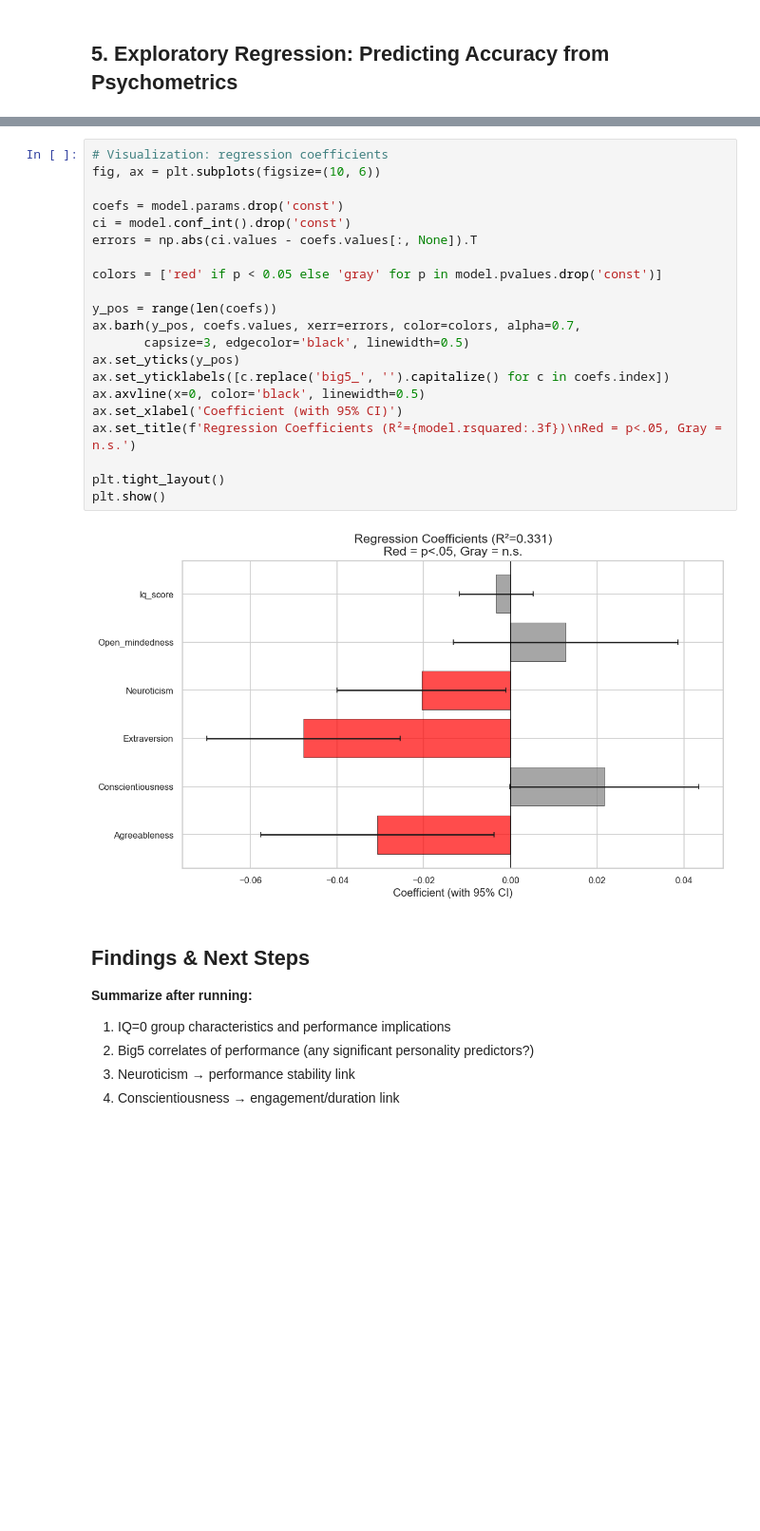
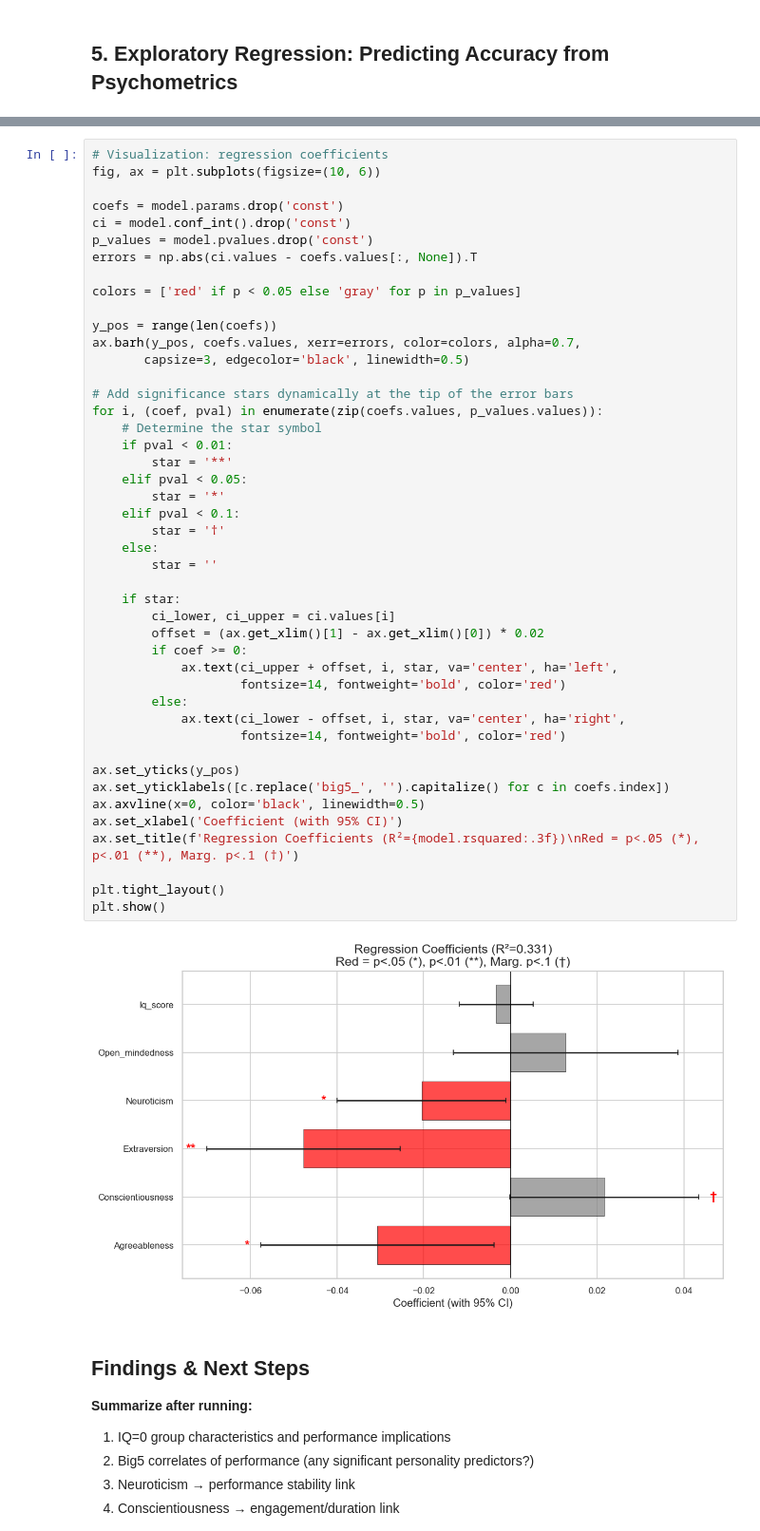
Before and after one commit to Rewoltor/PerCoTate, a Jupyter notebook: public/scripts/dataAnalysis/NB4_psychometrics.ipynb, the cells around one changed output, grey strips where cells are left out. Shown at 95% size. Cells and saved outputs as stored; diff of their text form; blank space fills up the shorter version.

```diff
--- a/public/scripts/dataAnalysis/NB4_psychometrics.ipynb
+++ b/public/scripts/dataAnalysis/NB4_psychometrics.ipynb
@@ -422,26 +437,50 @@ n = 58
 # %%
 # Visualization: regression coefficients
 fig, ax = plt.subplots(figsize=(10, 6))
 
 coefs = model.params.drop('const')
 ci = model.conf_int().drop('const')
+p_values = model.pvalues.drop('const')
 errors = np.abs(ci.values - coefs.values[:, None]).T
 
-colors = ['red' if p < 0.05 else 'gray' for p in model.pvalues.drop('const')]
+colors = ['red' if p < 0.05 else 'gray' for p in p_values]
 
 y_pos = range(len(coefs))
 ax.barh(y_pos, coefs.values, xerr=errors, color=colors, alpha=0.7,
        capsize=3, edgecolor='black', linewidth=0.5)
+
+# Add significance stars dynamically at the tip of the error bars
+for i, (coef, pval) in enumerate(zip(coefs.values, p_values.values)):
+    # Determine the star symbol
+    if pval < 0.01:
+        star = '**'
+    elif pval < 0.05:
+        star = '*'
+    elif pval < 0.1:
+        star = '†'
+    else:
+        star = ''
+
+    if star:
+        ci_lower, ci_upper = ci.values[i]
+        offset = (ax.get_xlim()[1] - ax.get_xlim()[0]) * 0.02
+        if coef >= 0:
+            ax.text(ci_upper + offset, i, star, va='center', ha='left',
+                    fontsize=14, fontweight='bold', color='red')
+        else:
+            ax.text(ci_lower - offset, i, star, va='center', ha='right',
+                    fontsize=14, fontweight='bold', color='red')
+
 ax.set_yticks(y_pos)
 ax.set_yticklabels([c.replace('big5_', '').capitalize() for c in coefs.index])
 ax.axvline(x=0, color='black', linewidth=0.5)
 ax.set_xlabel('Coefficient (with 95% CI)')
-ax.set_title(f'Regression Coefficients (R²={model.rsquared:.3f})\nRed = p<.05, Gray = n.s.')
+ax.set_title(f'Regression Coefficients (R²={model.rsquared:.3f})\nRed = p<.05 (*), p<.01 (**), Marg. p<.1 (†)')
 
 plt.tight_layout()
 plt.show()
 # %% [output]
-[figure, old version]
+[figure, new version]
 # %% [markdown]
 ## Findings & Next Steps
 
```
Also changed, not shown: parts of 1 cell of this notebook, 8 other files.
